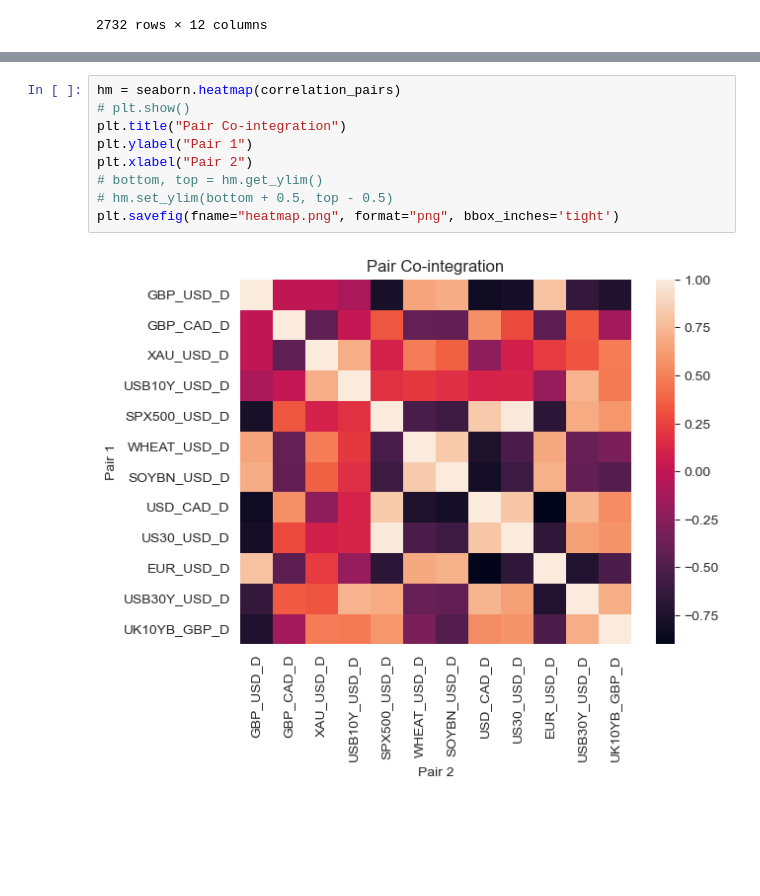
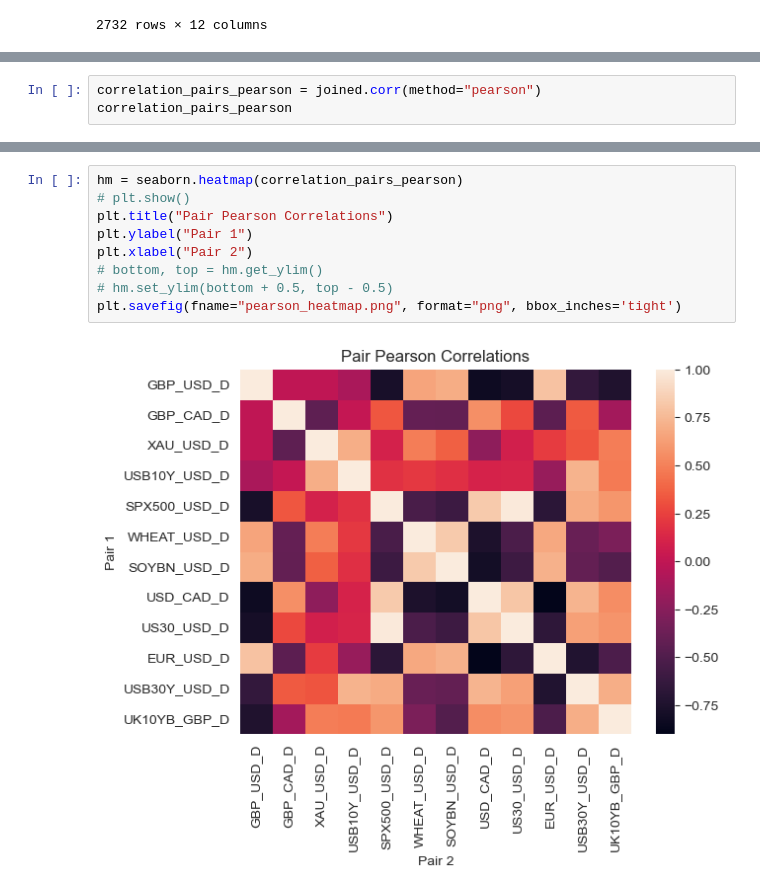
Before and after one commit to ramanthind02/MarketDataAnalysis, a Jupyter notebook: Correlations/heatmap.ipynb, the cells around one changed output, grey strips where cells are left out. Saved outputs shown, nothing was run; the diff lists cells and outputs as text; blank space fills up the shorter version.

```diff
--- a/Correlations/heatmap.ipynb
+++ b/Correlations/heatmap.ipynb
@@ -109,0 +93,3 @@ correlation_pairs
+# %%
+correlation_pairs_pearson = joined.corr(method="pearson")
+correlation_pairs_pearson
@@ -110,11 +110,11 @@ correlation_pairs
 # %%
-hm = seaborn.heatmap(correlation_pairs)
+hm = seaborn.heatmap(correlation_pairs_pearson)
 # plt.show()
-plt.title("Pair Co-integration")
+plt.title("Pair Pearson Correlations")
 plt.ylabel("Pair 1")
 plt.xlabel("Pair 2")
 # bottom, top = hm.get_ylim()
 # hm.set_ylim(bottom + 0.5, top - 0.5)
-plt.savefig(fname="heatmap.png", format="png", bbox_inches='tight')
+plt.savefig(fname="pearson_heatmap.png", format="png", bbox_inches='tight')
 # %% [output]
-[figure, old version]
+[figure, new version]
```
Also changed, not shown: parts of 4 cells of this notebook, 18 other files.
